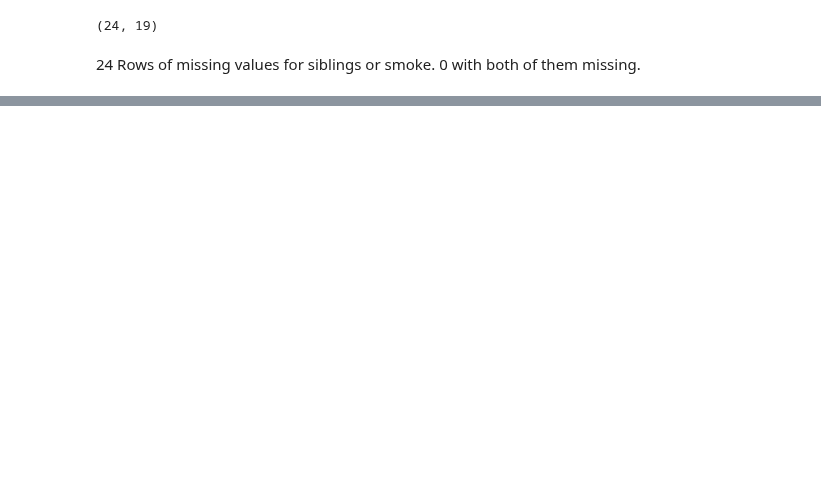
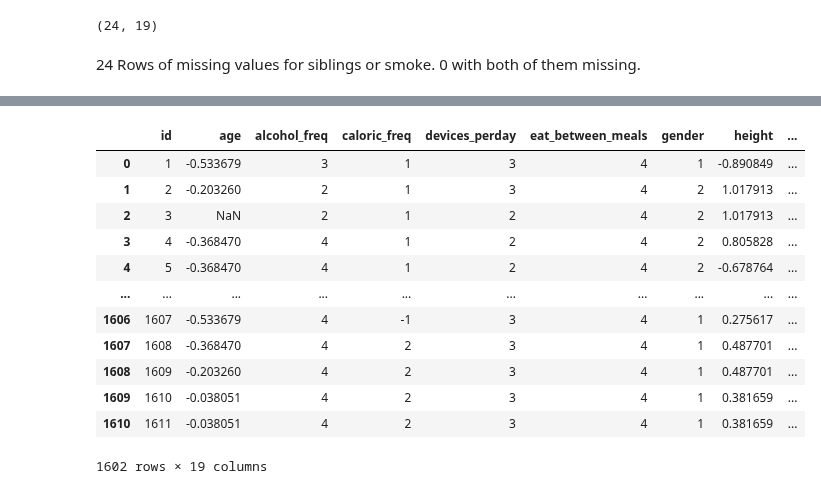
Before and after one commit to 0xMarc0s/IMS_ML_project, a Jupyter notebook: Preliminary Notebooks/df preparation.ipynb, the cells around one changed output, grey strips where cells are left out. Saved outputs shown, nothing was run; the diff lists cells and outputs as text; code cells hidden in the pictures; blank space fills up the shorter version.

```diff
--- a/Preliminary Notebooks/df preparation.ipynb
+++ b/Preliminary Notebooks/df preparation.ipynb
@@ -291,0 +359,21 @@ df.isna().query("siblings | smoke").shape
+# %%
+def plus_2(x):
+    return x+2
+# %%
+df["physical_activity_perweek"]= df["physical_activity_perweek"].map(plus_2)
+# %%
+df
+# %% [output]
+|  | id | age | alcohol_freq | caloric_freq | devices_perday | eat_between_meals | gender | height | ... |
+| 0 | 1 | -0.533679 | 3 | 1 | 3 | 4 | 1 | -0.890849 | ... |
+| 1 | 2 | -0.203260 | 2 | 1 | 3 | 4 | 2 | 1.017913 | ... |
+| 2 | 3 | NaN | 2 | 1 | 2 | 4 | 2 | 1.017913 | ... |
+| 3 | 4 | -0.368470 | 4 | 1 | 2 | 4 | 2 | 0.805828 | ... |
+| 4 | 5 | -0.368470 | 4 | 1 | 2 | 4 | 2 | -0.678764 | ... |
+| ... | ... | ... | ... | ... | ... | ... | ... | ... | ... |
+| 1606 | 1607 | -0.533679 | 4 | -1 | 3 | 4 | 1 | 0.275617 | ... |
+| 1607 | 1608 | -0.368470 | 4 | 2 | 3 | 4 | 1 | 0.487701 | ... |
+| 1608 | 1609 | -0.203260 | 4 | 2 | 3 | 4 | 1 | 0.487701 | ... |
+| 1609 | 1610 | -0.038051 | 4 | 2 | 3 | 4 | 1 | 0.381659 | ... |
+| 1610 | 1611 | -0.038051 | 4 | 2 | 3 | 4 | 1 | 0.381659 | ... |
+1602 rows × 19 columns
```
Also changed, not shown: parts of 52 cells of this notebook, 1 other file.
